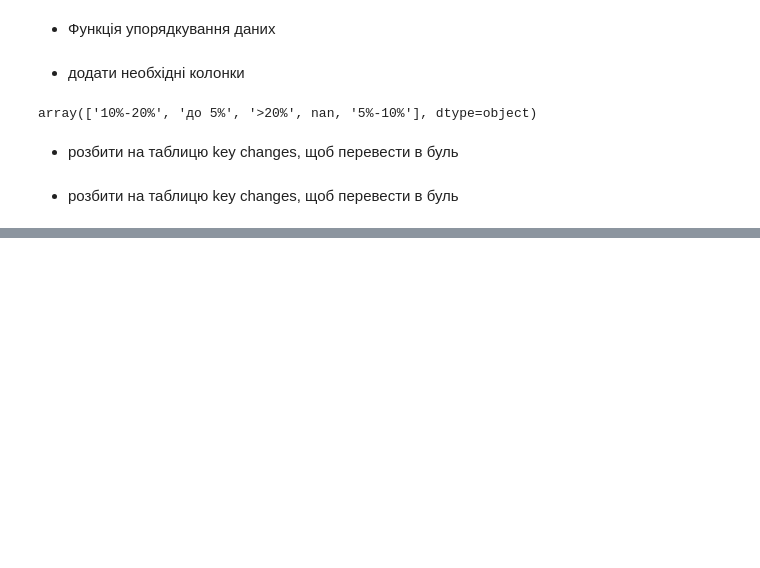
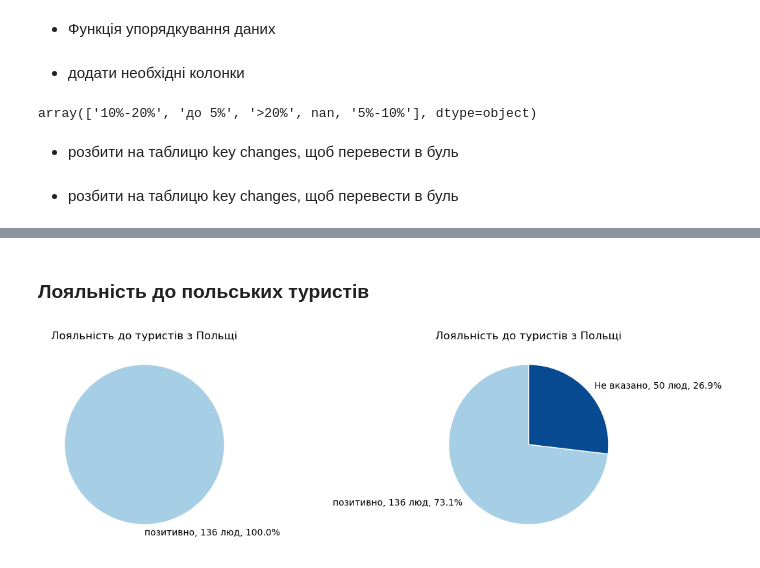
Before and after one commit to kucheriavii/volodymyr-tourism-survey, a Jupyter notebook: create_dataframe.ipynb, the cells around one changed output, grey strips where cells are left out. Saved outputs shown, nothing was run; the diff lists cells and outputs as text; code cells hidden in the pictures; blank space fills up the shorter version.

```diff
--- a/create_dataframe.ipynb
+++ b/create_dataframe.ipynb
@@ -169,0 +235,19 @@ plt.show()
+# %% [markdown]
+### Лояльність до польських туристів
+# %%
+polish_loyalty = df_total['polish_loyalty']
+
+hsd_llt_dict = {
+    'Позитивно, туристи це завжди добре для міста':'позитивно',
+    'Негативно, вони залишають багато сміття і вони люди іншої культури, яка для нас чужа':'негативно',
+    'На мене це ніяк не впливає': None
+}
+
+polish_loyalty =polish_loyalty.replace(hsd_llt_dict)
+fig, axes = plt.subplots(1, 2, figsize=(14, 4))
+
+radical(polish_loyalty, show_nan=False, title="Лояльність до туристів з Польщі", ax=axes[0])
+radical(polish_loyalty, show_nan=True, title="Лояльність до туристів з Польщі", ax=axes[1])
+plt.show()
+# %% [output]
+[figure, added]
```
Also changed, not shown: parts of 12 cells of this notebook, 2 other files.
